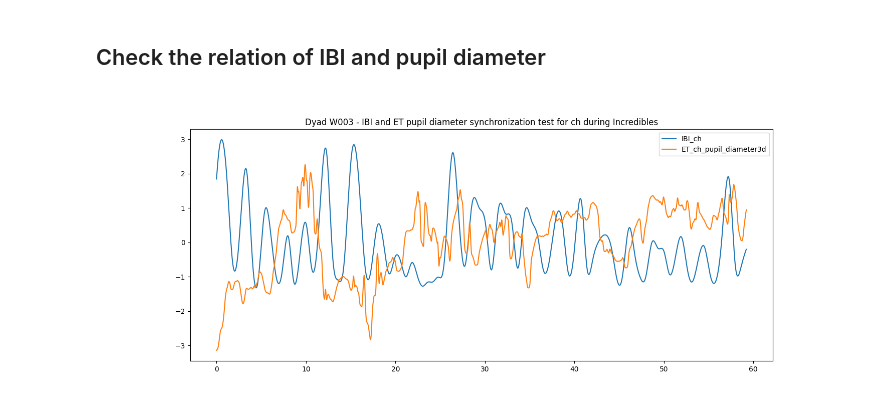
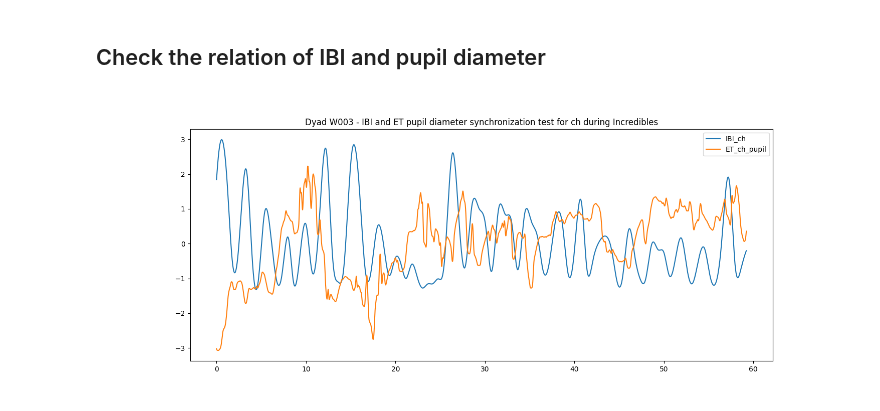
Before and after one commit to SYNCC-IN/hyperscanning-signal-analysis, a Jupyter notebook: scripts/EEG_ET_synch_test.ipynb, the cells around one changed output. Cells and saved outputs as stored; diff of their text form; code cells hidden in the pictures.

```diff
--- a/scripts/EEG_ET_synch_test.ipynb
+++ b/scripts/EEG_ET_synch_test.ipynb
@@ -144,12 +143,12 @@ Index(['time_idx', 'EEG_ch_Fp1', 'EEG_ch_Fp2', 'EEG_ch_F7', 'EEG_ch_F3',
 # %%
 from scipy import stats
 movie = 'Incredibles'
 data_selected = multimodal_data.data[(multimodal_data.data.events == movie)]
 plt.figure(figsize=(15, 6))
 plt.plot(data_selected['time'], (data_selected[f'IBI_{who}'] - data_selected[f'IBI_{who}'].mean()) / data_selected[f'IBI_{who}'].std(), label=f'IBI_{who}')
-plt.plot(data_selected['time'], (data_selected[f'ET_{who}_diameter3d'] - data_selected[f'ET_{who}_diameter3d'].mean()) / data_selected[f'ET_{who}_diameter3d'].std(), label=f'ET_{who}_pupil_diameter3d')
+plt.plot(data_selected['time'], (data_selected[f'ET_{who}_pupil'] - data_selected[f'ET_{who}_pupil'].mean()) / data_selected[f'ET_{who}_pupil'].std(), label=f'ET_{who}_pupil')
 plt.legend()
 plt.title(f'Dyad {dyad_id} - IBI and ET pupil diameter synchronization test for {who} during {movie}')
 plt.show()
 # %% [output]
-[figure, old version]
+[figure, new version]
```
Also changed, not shown: parts of 3 cells of this notebook, 5 other files.
